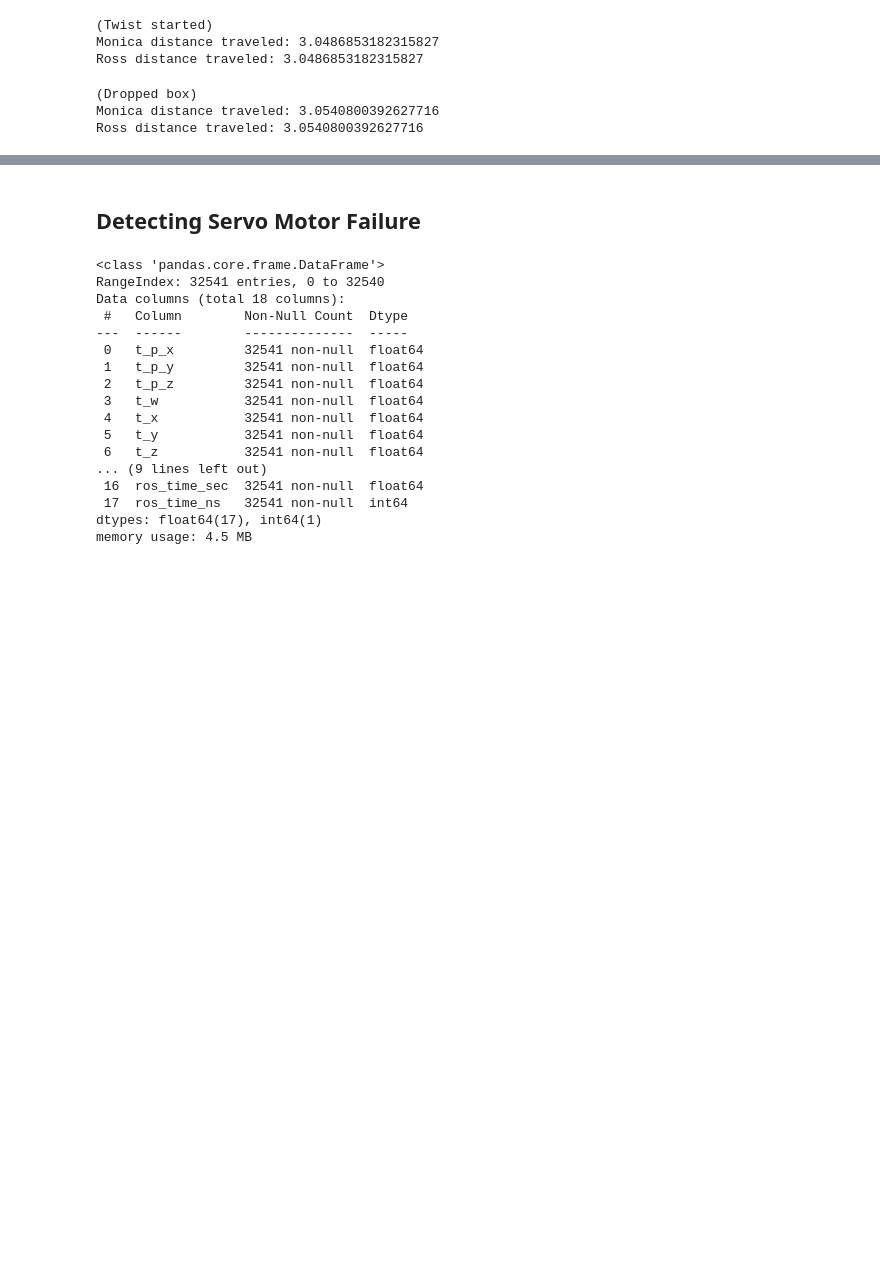
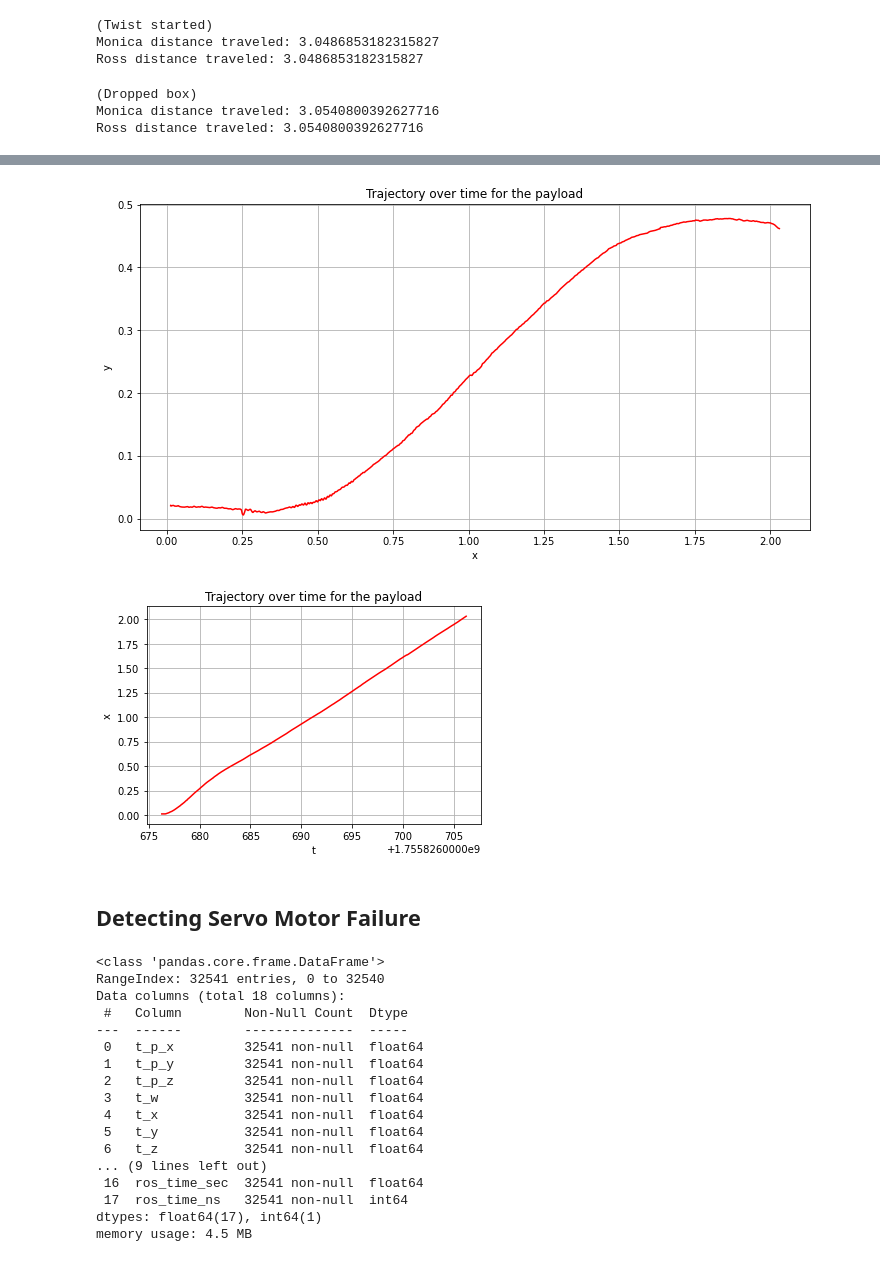
Before and after one commit to BCLab-UNM/MARIAM, a Jupyter notebook: analysis/vicon_experiments/vicon_experiments.ipynb, the cells around one changed output, grey strips where cells are left out. Saved outputs shown, nothing was run; the diff lists cells and outputs as text; code cells hidden in the pictures; blank space fills up the shorter version.

Commit message:
updated plotting trajectories in data analysis script

```diff
--- a/analysis/vicon_experiments/vicon_experiments.ipynb
+++ b/analysis/vicon_experiments/vicon_experiments.ipynb
@@ -159,14 +159,14 @@ def get_payload_pose(bag_path, topic_name):
 # %% [markdown]
 ## Functions for plotting
 # %%
-def plot_trajectory(timestamps, data, vaxis, robot_name):
+def plot_trajectory(data1, data2, haxis, vaxis, robot_name):
     plt.plot(
-        timestamps,
-        data,
+        data1,
+        data2,
         '-r'
     )
     plt.grid(True)
-    plt.xlabel('t')
+    plt.xlabel(haxis)
     plt.ylabel(vaxis)
     plt.title(f'Trajectory over time for {robot_name}')
     plt.show()
@@ -439,0 +444,6 @@ Ross distance traveled: 3.0540800392627716
+# %%
+csv_path = '../../data/dynamic_admittance_trial_0/trajectory_data.csv'
+
+traj_df = pd.read_csv(csv_path)
+
+traj_df.info()
@@ -440,3 +468,24 @@ Ross distance traveled: 3.0540800392627716
+# %%
+fig = plt.figure(figsize=(12, 6))
+
+plot_trajectory(
+    traj_df['act_payload_x'].to_numpy(),
+    traj_df['act_payload_y'].to_numpy(),
+    'x',
+    'y',
+    'the payload'
+)
+
+plot_trajectory(
+    traj_df['ros_time_sec'].to_numpy(),
+    traj_df['act_payload_x'].to_numpy(),
+    't',
+    'x',
+    'the payload'
+)
+# %% [output]
+[figure, added]
+[figure, added]
 # %% [markdown]
 ## Detecting Servo Motor Failure
 # %%
```
Also changed, not shown: parts of 5 cells of this notebook.
